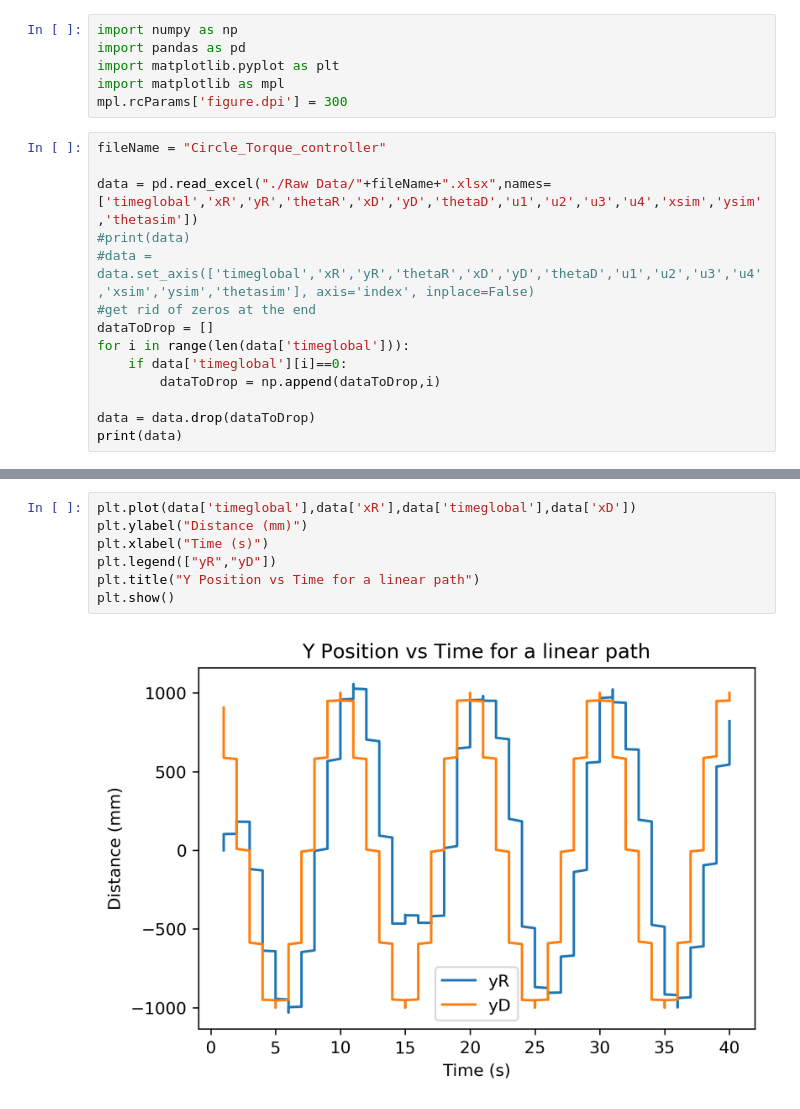
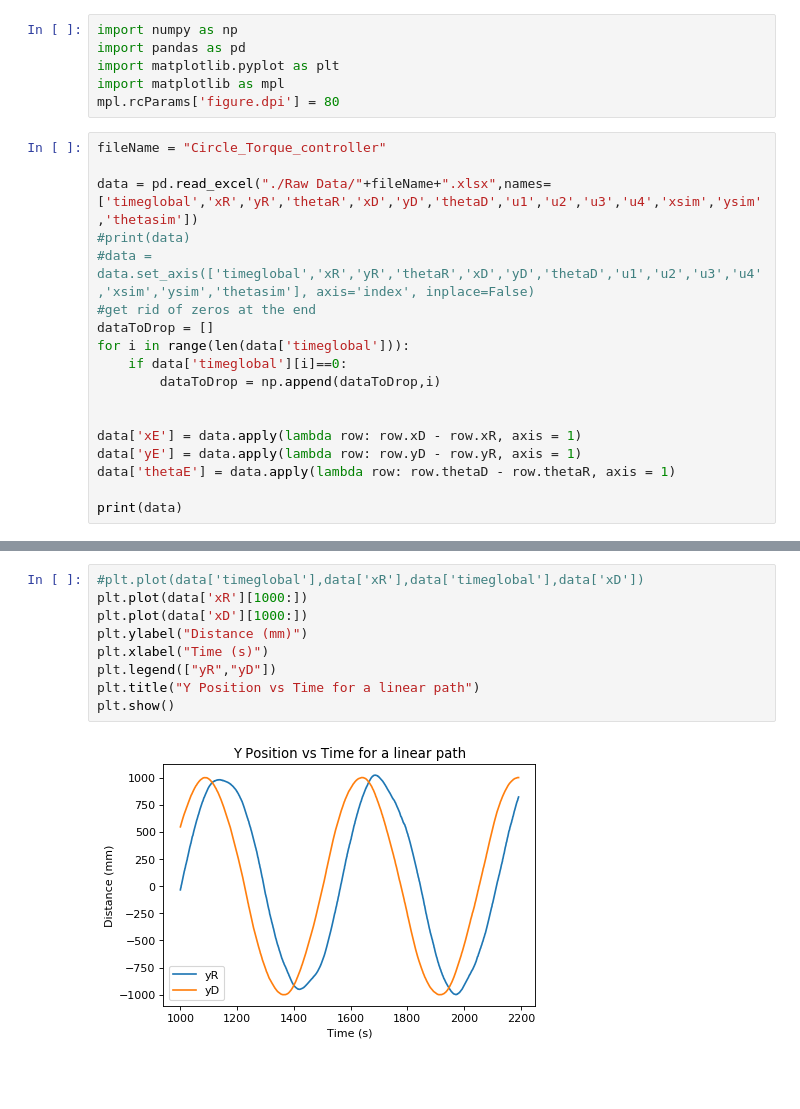
Before and after one commit to dyerbm/OmniWheel, a Jupyter notebook: Omniwheel VICON Code/DataProcessing.ipynb, the cells around one changed output, grey strips where cells are left out. Cells and saved outputs as stored; diff of their text form; blank space fills up the shorter version.

Commit message:
data manipuation work

```diff
--- a/Omniwheel VICON Code/DataProcessing.ipynb
+++ b/Omniwheel VICON Code/DataProcessing.ipynb
@@ -3,7 +3,7 @@ import numpy as np
 import pandas as pd
 import matplotlib.pyplot as plt
 import matplotlib as mpl
-mpl.rcParams['figure.dpi'] = 300
+mpl.rcParams['figure.dpi'] = 80
 # %%
 fileName = "Circle_Torque_controller"
 
@@ -16,7 +16,11 @@ for i in range(len(data['timeglobal'])):
     if data['timeglobal'][i]==0:
         dataToDrop = np.append(dataToDrop,i)
 
-data = data.drop(dataToDrop)
+
+data['xE'] = data.apply(lambda row: row.xD - row.xR, axis = 1)
+data['yE'] = data.apply(lambda row: row.yD - row.yR, axis = 1)
+data['thetaE'] = data.apply(lambda row: row.thetaD - row.thetaR, axis = 1)
+
 print(data)
 # %% [output]
       timeglobal   xR   yR  thetaR    xD   yD  thetaD   u1   u2   u3   u4  \
@@ -39,12 +43,14 @@ print(data)
 # %%
-plt.plot(data['timeglobal'],data['xR'],data['timeglobal'],data['xD'])
+#plt.plot(data['timeglobal'],data['xR'],data['timeglobal'],data['xD'])
+plt.plot(data['xR'][1000:])
+plt.plot(data['xD'][1000:])
 plt.ylabel("Distance (mm)")
 plt.xlabel("Time (s)")
 plt.legend(["yR","yD"])
 plt.title("Y Position vs Time for a linear path")
 plt.show()
 # %% [output]
-[figure, old version]
+[figure, new version]
 # %%
 plt.plot(data['timeglobal'],data['xR'],data['timeglobal'],data['xD'])
 plt.ylabel("Distance (mm)")
```
Also changed, not shown: parts of 12 cells of this notebook, 1 other file.
